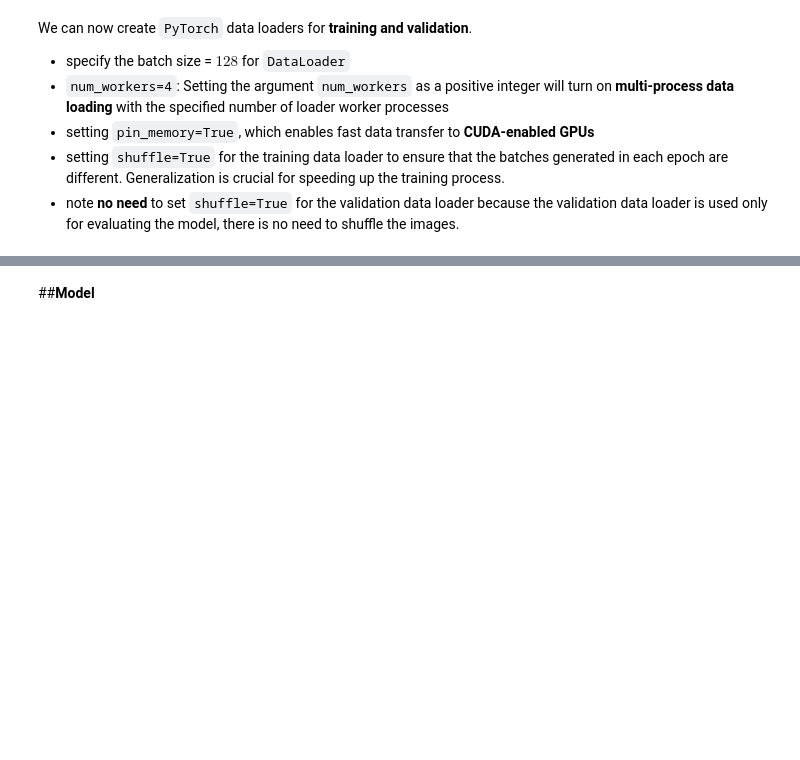
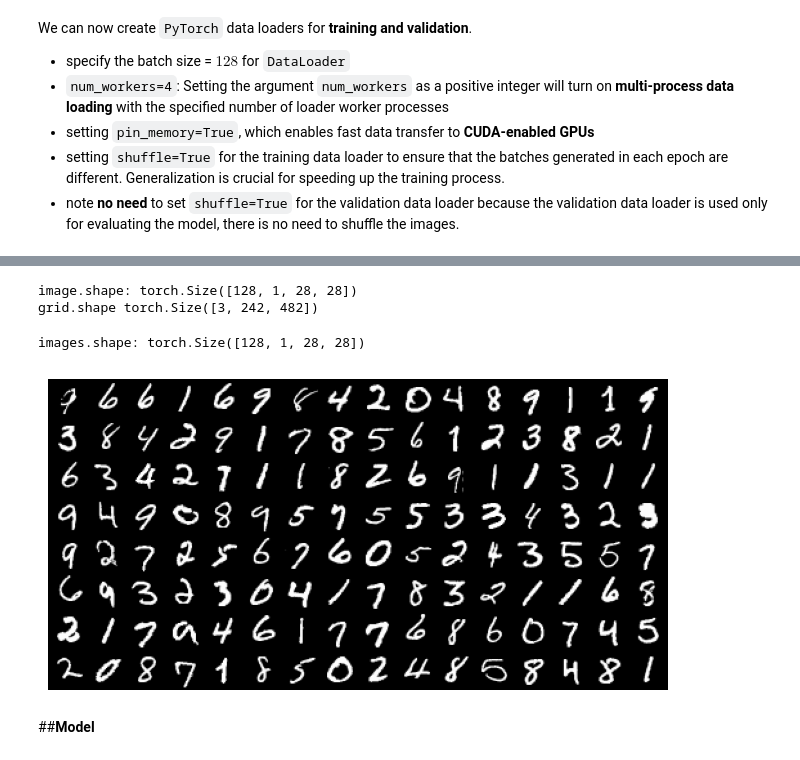
Before and after one commit to MinghanChu/DeepLearning-ZerosToGans, a Jupyter notebook: Training deep NN on GPU.ipynb, the cells around one changed output, grey strips where cells are left out. Cells and saved outputs as stored; diff of their text form; code cells hidden in the pictures; blank space fills up the shorter version.

```diff
--- a/Training deep NN on GPU.ipynb
+++ b/Training deep NN on GPU.ipynb
@@ -208,6 +225,24 @@ Let's visualize a batch of data in a grid using the `make_grid` function from `t
 + $16 \times 8 = 128$ (a batch size)
 + `plt.figure(figsize=(16,8))` is just used to control the figure size. You can change `(16,8)` to a different pair to see how figure size changes
 + `nrow = 16` represents the number of columns in the output figure. Why $16$? While it can be any number, $16$ is chosen because $128$ is completely divisible by $16$. You can also set `nrow = 8` and the figure changes its shape of representation
+# %%
+for images, _ in train_loader:
+    print('image.shape:', images.shape)
+    print('grid.shape', make_grid(images, nrow=16).shape)
+    break
+# %% [output]
+image.shape: torch.Size([128, 1, 28, 28])
+grid.shape torch.Size([3, 242, 482])
+# %%
+for images, _ in train_loader:
+    print('images.shape:', images.shape)
+    plt.figure(figsize=(8,16))
+    plt.axis('off')
+    plt.imshow(make_grid(images, nrow=16).permute((1, 2, 0)))
+    break
+# %% [output]
+images.shape: torch.Size([128, 1, 28, 28])
+[figure, added]
 # %% [markdown]
 ##**Model**
 # %% [markdown]
```
Also changed, not shown: parts of 51 cells of this notebook.
